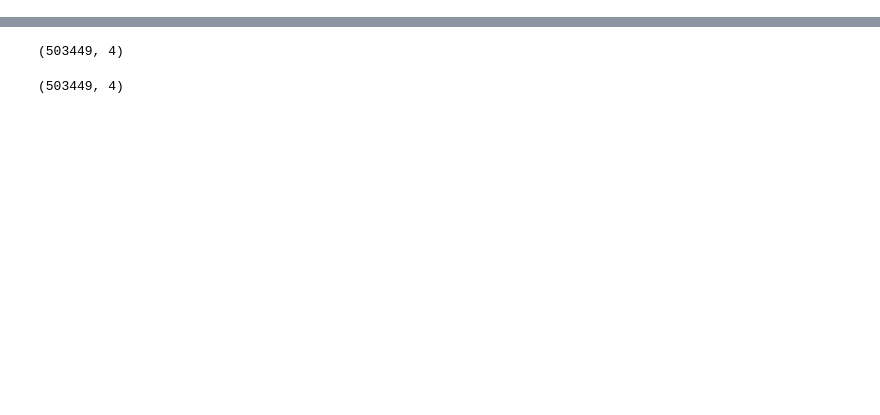
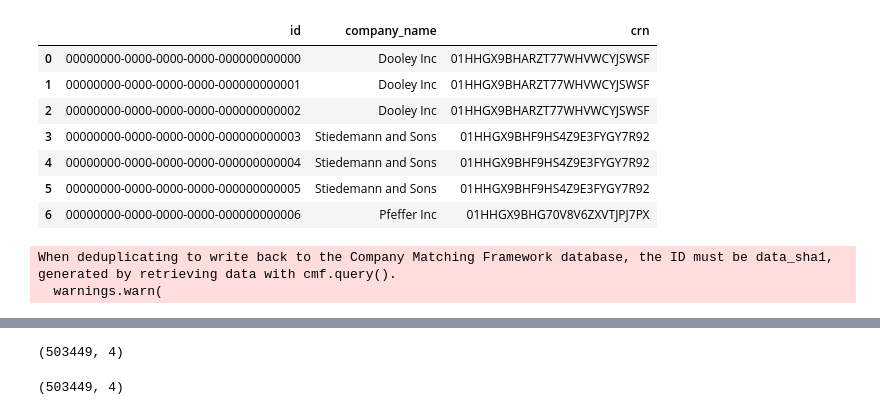
Before and after one commit to will-langdale/matchbox, a Jupyter notebook: notebooks/archive/WL_deduper.ipynb, the cells around one changed output, grey strips where cells are left out. Cells and saved outputs as stored; diff of their text form; code cells hidden in the pictures; blank space fills up the shorter version.

```diff
--- a/notebooks/archive/WL_deduper.ipynb
+++ b/notebooks/archive/WL_deduper.ipynb
@@ -153,0 +39,35 @@ du.columns_to_value_ordered_sha1(
+# %%
+df_crn = pd.DataFrame(np.repeat(df.filter(["company_name", "crn"]).values, 3, axis=0))
+df_crn.columns = ["company_name", "crn"]
+df_crn.reset_index(names="id", inplace=True)
+df_crn["id"] = df_crn["id"].apply(lambda x: uuid.UUID(int=x))
+df_crn.head(7)
+# %% [output]
+|  | id | company_name | crn |
+| 0 | 00000000-0000-0000-0000-000000000000 | Dooley Inc | 01HHGX9BHARZT77WHVWCYJSWSF |
+| 1 | 00000000-0000-0000-0000-000000000001 | Dooley Inc | 01HHGX9BHARZT77WHVWCYJSWSF |
+| 2 | 00000000-0000-0000-0000-000000000002 | Dooley Inc | 01HHGX9BHARZT77WHVWCYJSWSF |
+| 3 | 00000000-0000-0000-0000-000000000003 | Stiedemann and Sons | 01HHGX9BHF9HS4Z9E3FYGY7R92 |
+| 4 | 00000000-0000-0000-0000-000000000004 | Stiedemann and Sons | 01HHGX9BHF9HS4Z9E3FYGY7R92 |
+| 5 | 00000000-0000-0000-0000-000000000005 | Stiedemann and Sons | 01HHGX9BHF9HS4Z9E3FYGY7R92 |
+| 6 | 00000000-0000-0000-0000-000000000006 | Pfeffer Inc | 01HHGX9BHG70V8V6ZXVTJPJ7PX |
+# %%
+# Dedupe
+df_naive_deduper = make_deduper(
+    dedupe_run_name="basic_crn",
+    description="Clean company name, company number",
+    deduper=Naive,
+    deduper_settings={
+        "id": "id",
+        "unique_fields": ["company_name", "crn"],
+    },
+    data_source="foo",
+    data=df_crn,
+)
+
+df_deduped = df_naive_deduper()
+
+df_deduped_df = df_deduped.to_df()
+# %% [output]
+When deduplicating to write back to the Company Matching Framework database, the ID must be data_sha1, generated by retrieving data with cmf.query().
+  warnings.warn(
```
Also changed, not shown: parts of 21 cells of this notebook, 7 other files.
